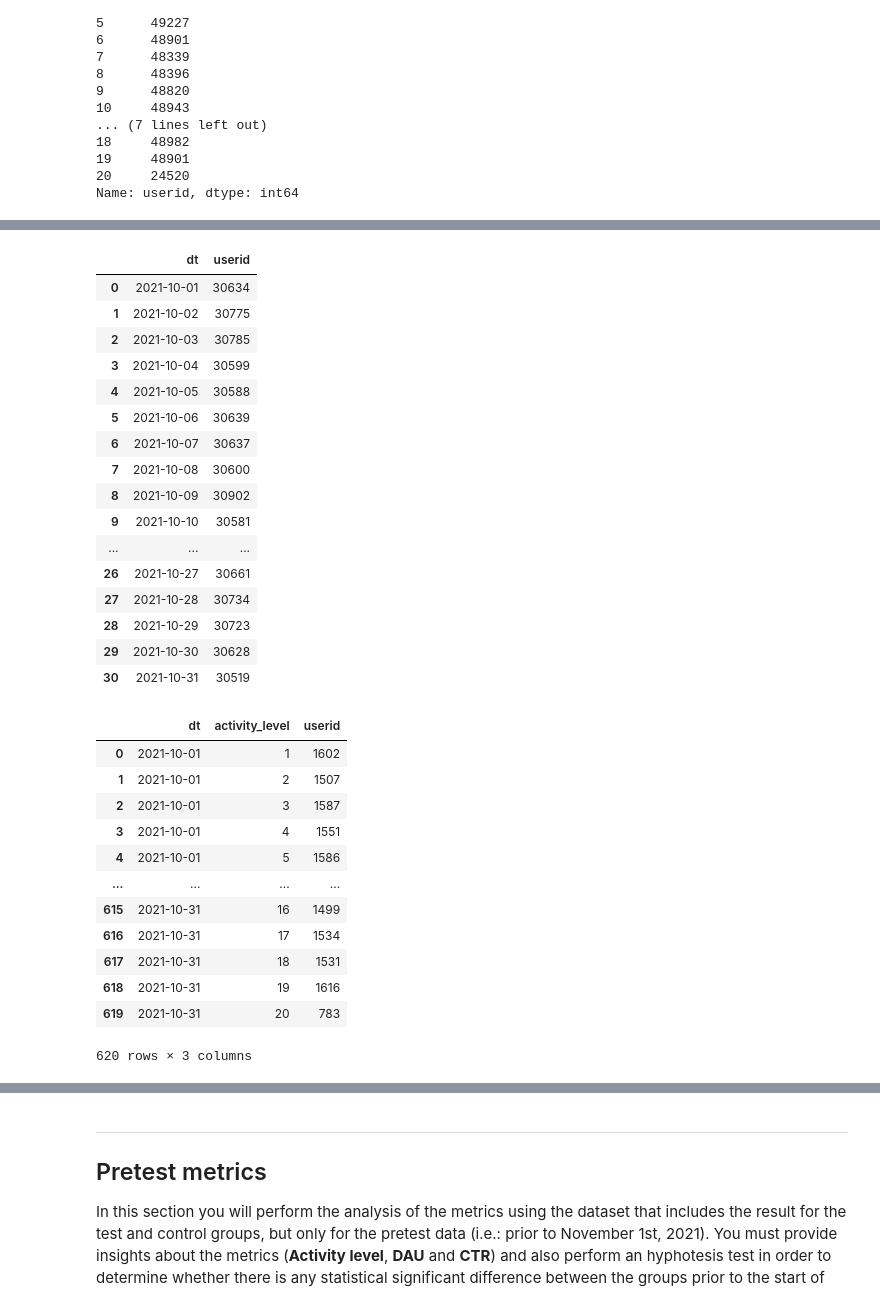
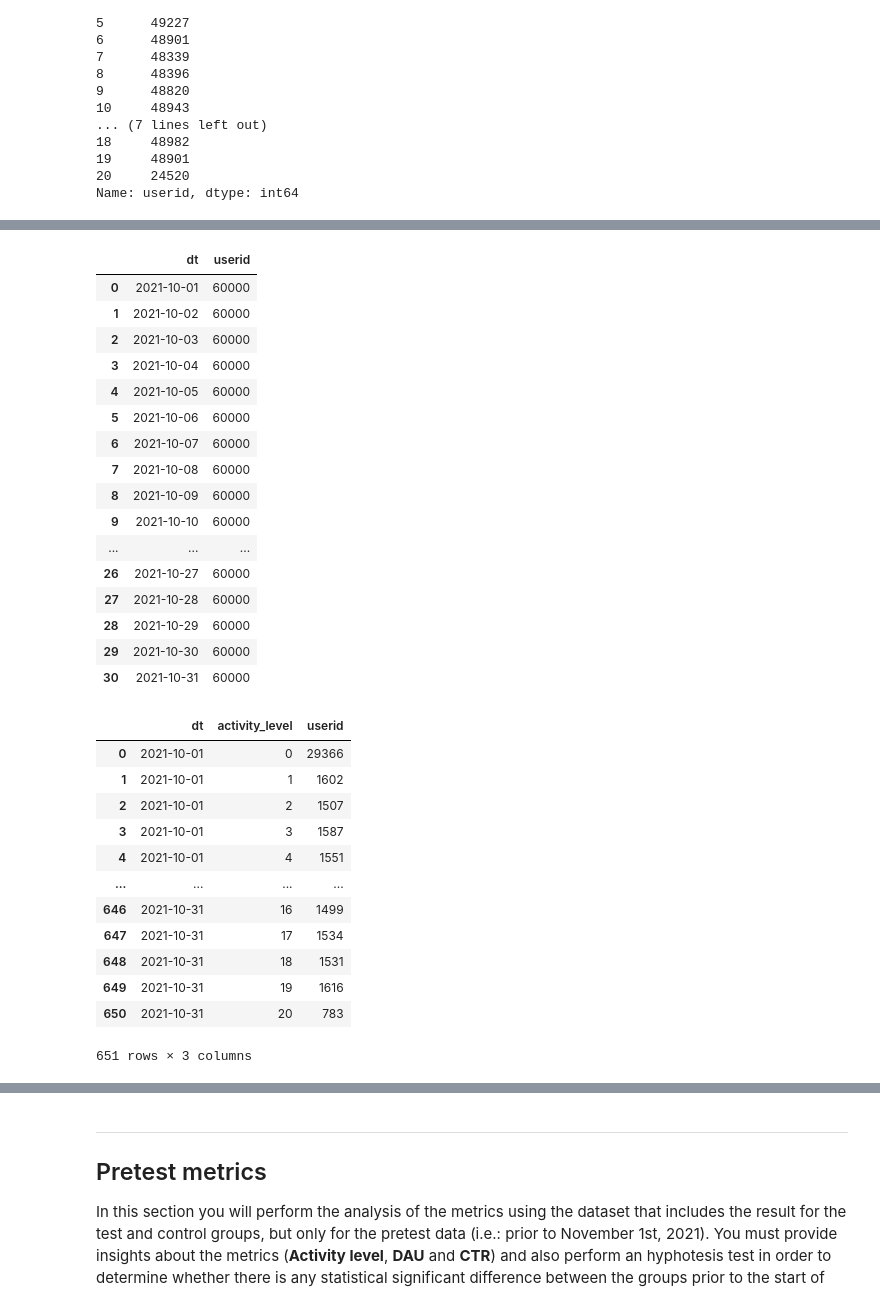
Before and after one commit to elvestevez/challenges, a Jupyter notebook: abtest/ab_test_challenge.ipynb, the cells around one changed output, grey strips where cells are left out. Cells and saved outputs as stored; diff of their text form; code cells hidden in the pictures.

```diff
--- a/abtest/ab_test_challenge.ipynb
+++ b/abtest/ab_test_challenge.ipynb
@@ -51,7 +53,7 @@ __Dataset:__ `activity_pretest.csv`
 # %%
 # your-code
 
-act_pretest = pd.read_csv('data/activity_pretest.csv')
+act_pretest = pd.read_csv('../../datasets/abtest/activity_pretest.csv')
 act_pretest.info()
 # %% [output]
 <class 'pandas.core.frame.DataFrame'>
@@ -135,40 +119,40 @@ act_pretest_real
 # %%
-# records per per day
-act_pretest_day = pd.DataFrame(act_pretest_real.groupby(['dt'])['userid'].count()).reset_index()
+# records per day
+act_pretest_day = pd.DataFrame(act_pretest.groupby(['dt'])['userid'].count()).reset_index()
 act_pretest_day
 # %% [output]
 |  | dt | userid |
-| 0 | 2021-10-01 | 30634 |
-| 1 | 2021-10-02 | 30775 |
-| 2 | 2021-10-03 | 30785 |
-| 3 | 2021-10-04 | 30599 |
-| 4 | 2021-10-05 | 30588 |
-| 5 | 2021-10-06 | 30639 |
-| 6 | 2021-10-07 | 30637 |
-| 7 | 2021-10-08 | 30600 |
-| 8 | 2021-10-09 | 30902 |
-| 9 | 2021-10-10 | 30581 |
+| 0 | 2021-10-01 | 60000 |
+| 1 | 2021-10-02 | 60000 |
+| 2 | 2021-10-03 | 60000 |
+| 3 | 2021-10-04 | 60000 |
+| 4 | 2021-10-05 | 60000 |
+| 5 | 2021-10-06 | 60000 |
+| 6 | 2021-10-07 | 60000 |
+| 7 | 2021-10-08 | 60000 |
+| 8 | 2021-10-09 | 60000 |
+| 9 | 2021-10-10 | 60000 |
 | ... | ... | ... |
-| 26 | 2021-10-27 | 30661 |
-| 27 | 2021-10-28 | 30734 |
-| 28 | 2021-10-29 | 30723 |
-| 29 | 2021-10-30 | 30628 |
-| 30 | 2021-10-31 | 30519 |
+| 26 | 2021-10-27 | 60000 |
+| 27 | 2021-10-28 | 60000 |
+| 28 | 2021-10-29 | 60000 |
+| 29 | 2021-10-30 | 60000 |
+| 30 | 2021-10-31 | 60000 |
 # %%
 # records per activity levels per day
-act_pretest_day = pd.DataFrame(act_pretest_real.groupby(['dt', 'activity_level'])['userid'].count()).reset_index()
+act_pretest_day = pd.DataFrame(act_pretest.groupby(['dt', 'activity_level'])['userid'].count()).reset_index()
 act_pretest_day
 # %% [output]
 |  | dt | activity_level | userid |
-| 0 | 2021-10-01 | 1 | 1602 |
-| 1 | 2021-10-01 | 2 | 1507 |
-| 2 | 2021-10-01 | 3 | 1587 |
-| 3 | 2021-10-01 | 4 | 1551 |
-| 4 | 2021-10-01 | 5 | 1586 |
+| 0 | 2021-10-01 | 0 | 29366 |
+| 1 | 2021-10-01 | 1 | 1602 |
+| 2 | 2021-10-01 | 2 | 1507 |
+| 3 | 2021-10-01 | 3 | 1587 |
+| 4 | 2021-10-01 | 4 | 1551 |
 | ... | ... | ... | ... |
-| 615 | 2021-10-31 | 16 | 1499 |
-| 616 | 2021-10-31 | 17 | 1534 |
-| 617 | 2021-10-31 | 18 | 1531 |
-| 618 | 2021-10-31 | 19 | 1616 |
-| 619 | 2021-10-31 | 20 | 783 |
+| 646 | 2021-10-31 | 16 | 1499 |
+| 647 | 2021-10-31 | 17 | 1534 |
+| 648 | 2021-10-31 | 18 | 1531 |
+| 649 | 2021-10-31 | 19 | 1616 |
+| 650 | 2021-10-31 | 20 | 783 |
-620 rows × 3 columns
+651 rows × 3 columns
```
Also changed, not shown: parts of 67 cells of this notebook.
